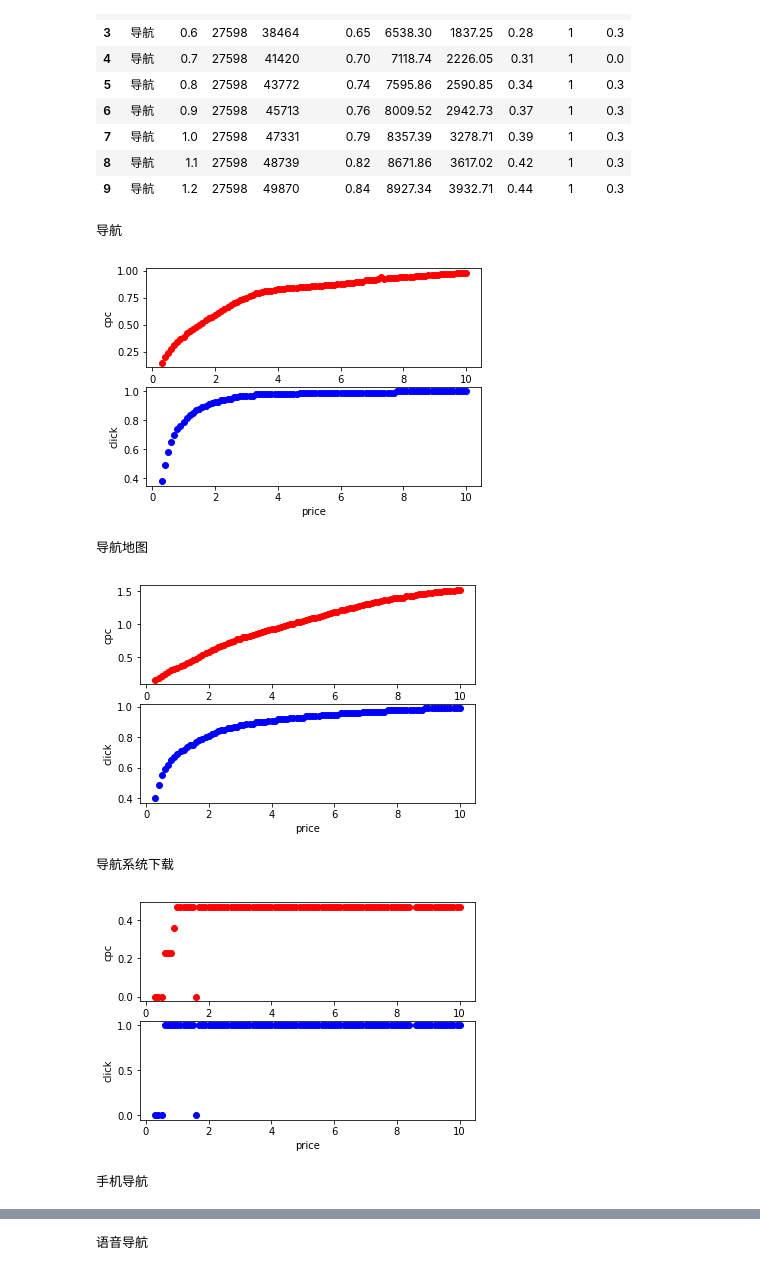
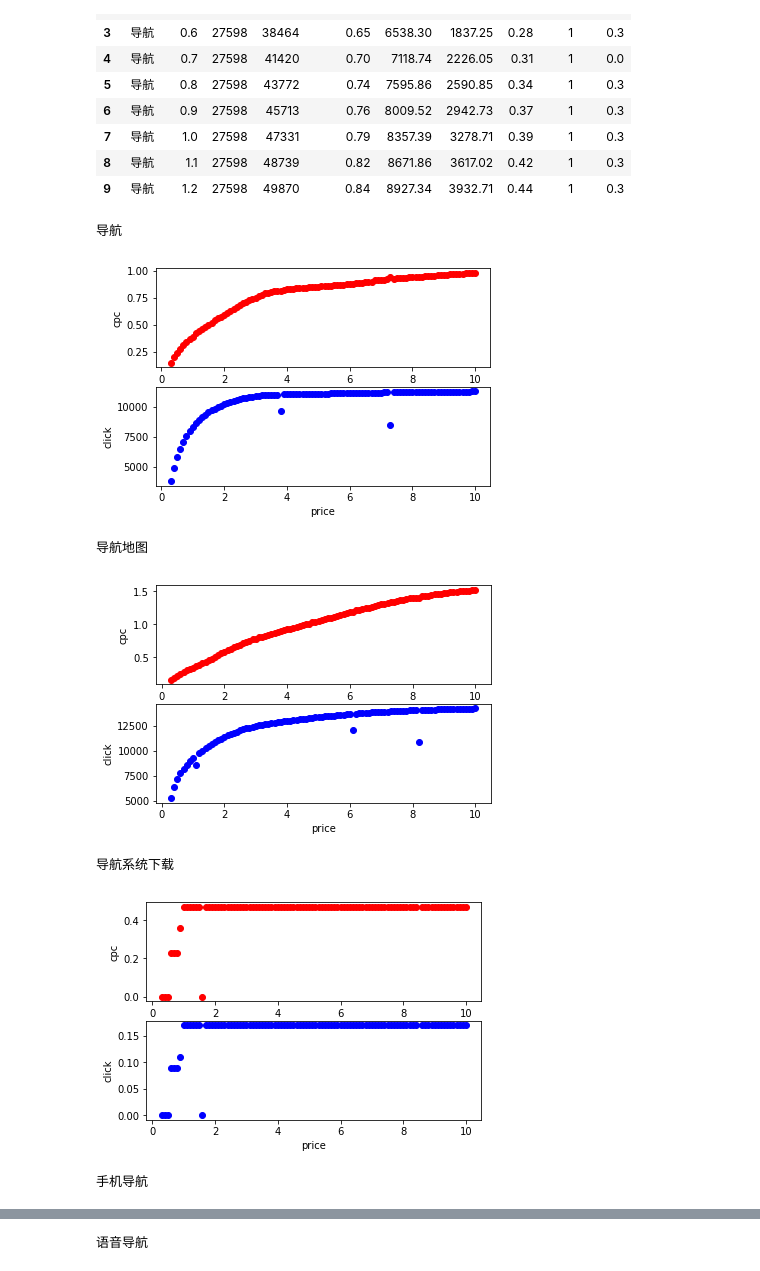
Before and after one commit to solaris-meng/test, a Jupyter notebook: test_baidu_prediction_api.ipynb, the cells around one changed output, grey strips where cells are left out. Drawn from its saved outputs; the diff is of its cells as text; code cells hidden in the pictures.

```diff
--- a/test_baidu_prediction_api.ipynb
+++ b/test_baidu_prediction_api.ipynb
@@ -31,27 +31,27 @@ df.head(10)
 # %%
 words = ['导航', '导航地图', '导航系统下载', '手机导航', '语音导航']
 
 for word in words:
     print(word)
     new = df[df.word == word]
 
     plt.subplot(211)
     plt.xlabel('price')
     plt.ylabel('cpc')
     plt.plot(new['price'], new['CPC'], 'ro')
 
     plt.subplot(212)
     plt.xlabel('price')
     plt.ylabel('click')
-    plt.plot(new['price'], new['showRate'], 'bo')
+    plt.plot(new['price'], new['click'], 'bo')
     #plt.plot(df['price'], df['cost'], 'ro')
     #plt.plot(df['show'])
     plt.show()
 # %% [output]
 导航
-[figure, old version]
+[figure, new version]
 导航地图
-[figure, old version]
+[figure, new version]
 导航系统下载
-[figure, old version]
+[figure, new version]
 手机导航
```
Also changed, not shown: parts of 1 cell of this notebook.
